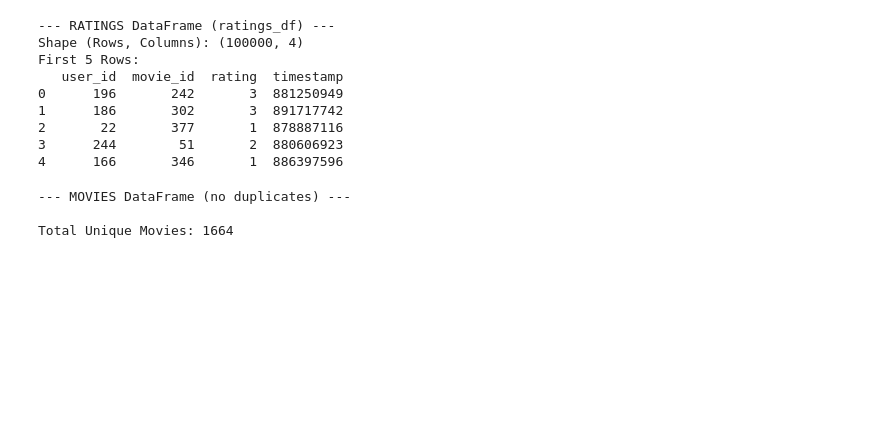
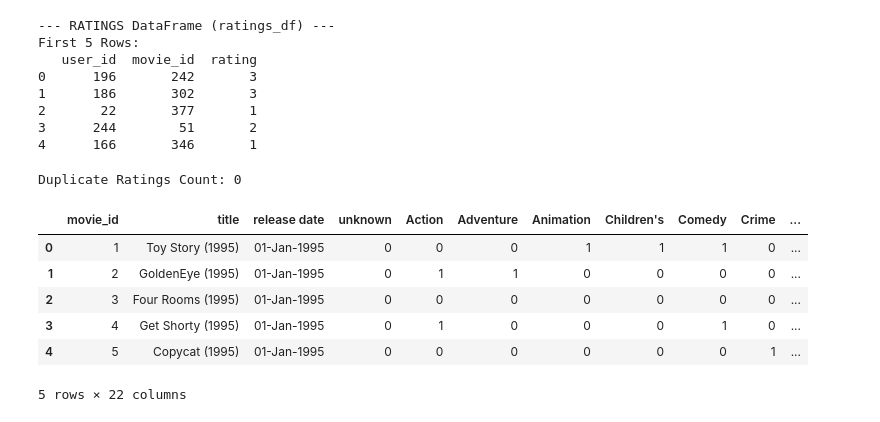
Before and after one commit to MrMinton/MovieLens100K, a Jupyter notebook: movielens_analysis.ipynb, the cells around one changed output. Saved outputs shown, nothing was run; the diff lists cells and outputs as text; code cells hidden in the pictures; blank space fills up the shorter version.

```diff
--- a/movielens_analysis.ipynb
+++ b/movielens_analysis.ipynb
@@ -23,15 +42,15 @@ ratings_df = pd.read_csv(os.path.join(data_folder, 'u.data'),
 # %%
+#Remove timestamp column as it's not needed for analysis
+ratings_df = ratings_df.drop(columns=['timestamp'])
 print("\n--- RATINGS DataFrame (ratings_df) ---")
-print("Shape (Rows, Columns):", ratings_df.shape)
 print("First 5 Rows:")
 print(ratings_df.head())
 # %% [output]
 --- RATINGS DataFrame (ratings_df) ---
-Shape (Rows, Columns): (100000, 4)
 First 5 Rows:
-   user_id  movie_id  rating  timestamp
-0      196       242       3  881250949
-1      186       302       3  891717742
-2       22       377       1  878887116
-3      244        51       2  880606923
-4      166       346       1  886397596
+   user_id  movie_id  rating
+0      196       242       3
+1      186       302       3
+2       22       377       1
+3      244        51       2
+4      166       346       1
@@ -48,29 +57,29 @@ movies_df = pd.read_csv(os.path.join(data_folder, 'u.item'),
-# %%
-### Print number of unique movie titles to verify no duplicates
-print("\n--- MOVIES DataFrame (no duplicates) ---")
-unique_movies= movies_df['title'].nunique()
-print("\nTotal Unique Movies:", unique_movies)
-# %% [output]
---- MOVIES DataFrame (no duplicates) ---
-
-Total Unique Movies: 1664
+# %%
+#Count duplicate ratings
+duplicate_ratings = ratings_df.duplicated(subset=['user_id', 'movie_id'])
+duplicate_ratings
+print("Duplicate Ratings Count:", duplicate_ratings.sum())
+# %% [output]
+Duplicate Ratings Count: 0
 # %%
-### Print full movie columns
-# Set option to display ALL columns (no truncation)
-pd.set_option('display.max_columns', None)
-# Set option to display a very large number of rows
-pd.set_option('display.max_rows', 100) # Set to a reasonable large number
-
-full_cols = ['movie id', 'title' , 'release date', 'video release date',
+full_cols = ['movie_id', 'title' , 'release date', 'video release date',
         'IMDb URL', 'unknown', 'Action', 'Adventure', 'Animation',
         "Children's", 'Comedy', 'Crime', 'Documentary', 'Drama', 'Fantasy',
         'Film-Noir', 'Horror', 'Musical', 'Mystery', 'Romance', 'Sci-Fi',
         'Thriller', 'War', 'Western']
 movies_full_df = pd.read_csv(os.path.join(data_folder, 'u.item'),
 						sep='|',
 						names=full_cols,
 						encoding='latin-1')
 
-print("\n--- MOVIES FULL DataFrame (movies_full_df) ---")
-print("First 5 Rows: ")
-print(movies_full_df.head(1))
+# Remove unnecessary columns for full movie details
+movies_full_df = movies_full_df.drop(columns=[ 'video release date', 'IMDb URL'])
+movies_full_df.head()
+# %% [output]
+|  | movie_id | title | release date | unknown | Action | Adventure | Animation | Children's | Comedy | Crime | ... |
+| 0 | 1 | Toy Story (1995) | 01-Jan-1995 | 0 | 0 | 0 | 1 | 1 | 1 | 0 | ... |
+| 1 | 2 | GoldenEye (1995) | 01-Jan-1995 | 0 | 1 | 1 | 0 | 0 | 0 | 0 | ... |
+| 2 | 3 | Four Rooms (1995) | 01-Jan-1995 | 0 | 0 | 0 | 0 | 0 | 0 | 0 | ... |
+| 3 | 4 | Get Shorty (1995) | 01-Jan-1995 | 0 | 1 | 0 | 0 | 0 | 1 | 0 | ... |
+| 4 | 5 | Copycat (1995) | 01-Jan-1995 | 0 | 0 | 0 | 0 | 0 | 0 | 1 | ... |
+5 rows × 22 columns
```
Also changed, not shown: parts of 42 cells of this notebook, 1 other file.
